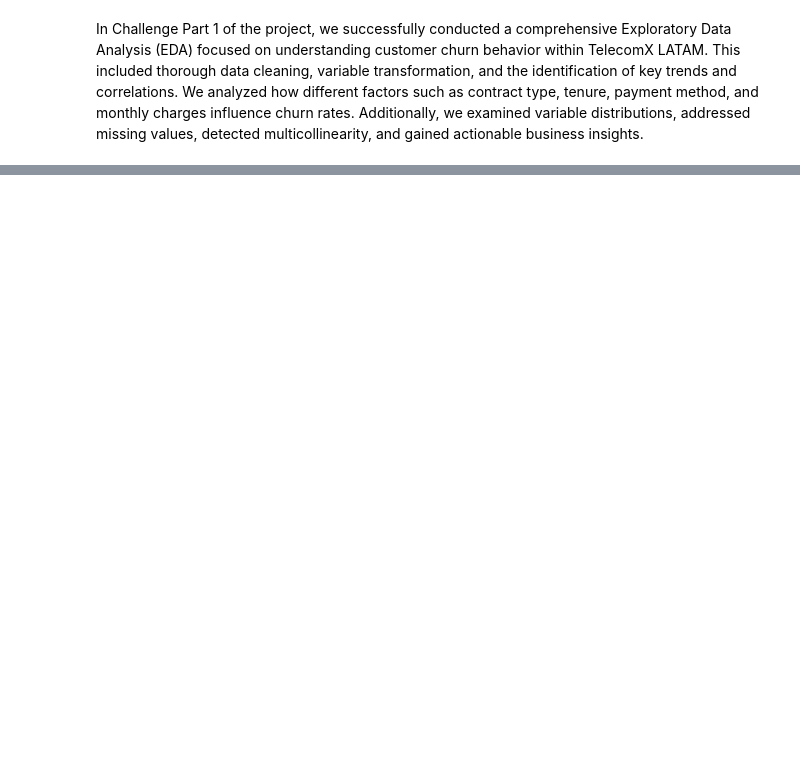
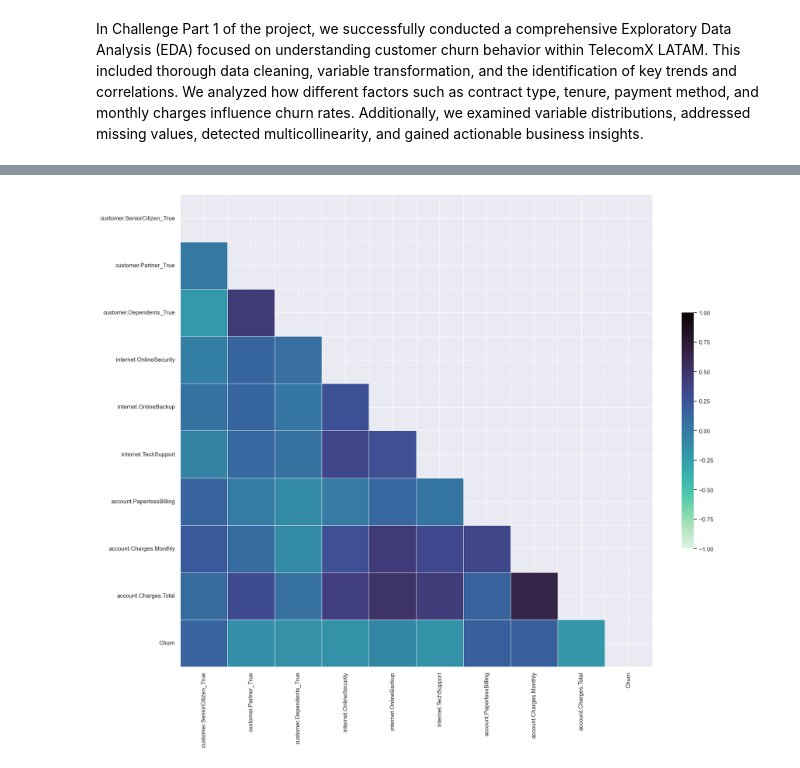
Before and after one commit to sebastian172gm/Challenge-One, a Jupyter notebook: challenge-TelecomX_Latampart2/TelecomX_LATAMpart2.ipynb, the cells around one changed output, grey strips where cells are left out. Drawn from its saved outputs; the diff is of its cells as text; code cells hidden in the pictures; blank space fills up the shorter version.

```diff
--- a/challenge-TelecomX_Latampart2/TelecomX_LATAMpart2.ipynb
+++ b/challenge-TelecomX_Latampart2/TelecomX_LATAMpart2.ipynb
@@ -184,0 +502,4 @@ In Challenge Part 1 of the project, we successfully conducted a comprehensive Ex
+# %%
+cols = corr.loc['Churn'].abs()[corr.loc['Churn'].abs() > 0.07].index
+corr_selected = corr[cols].loc[cols]  # Subset del DataFrame completo
+corr_selected
@@ -184,0 +518,17 @@ In Challenge Part 1 of the project, we successfully conducted a comprehensive Ex
+# %%
+# Generar máscara para el subset seleccionado
+mascara = np.zeros_like(corr_selected, dtype=bool)
+mascara[np.triu_indices_from(mascara)] = True
+
+# Graficar heatmap
+fig, ax = plt.subplots(figsize=(20,16))
+sns.heatmap(
+    np.round(corr_selected, 3),
+    mask=mascara,
+    vmax=1, vmin=-1, center=0,
+    square=True, linewidths=.5, annot=True,
+    cbar_kws={"shrink": .5}, cmap='mako_r'
+)
+plt.show()
+# %% [output]
+[figure, added]
```
Also changed, not shown: parts of 42 cells of this notebook.
